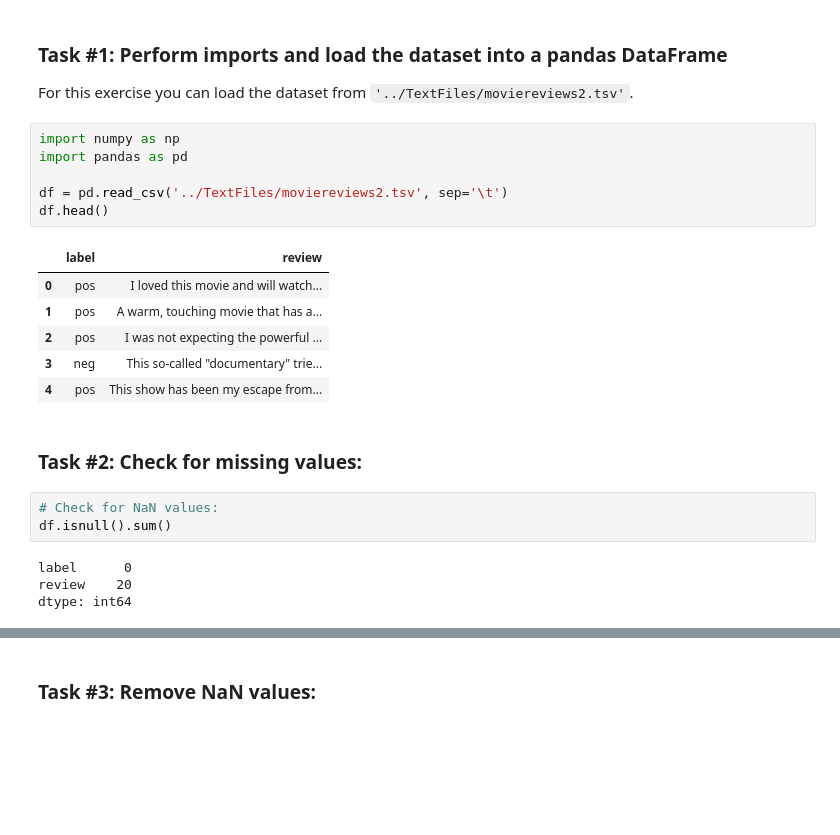
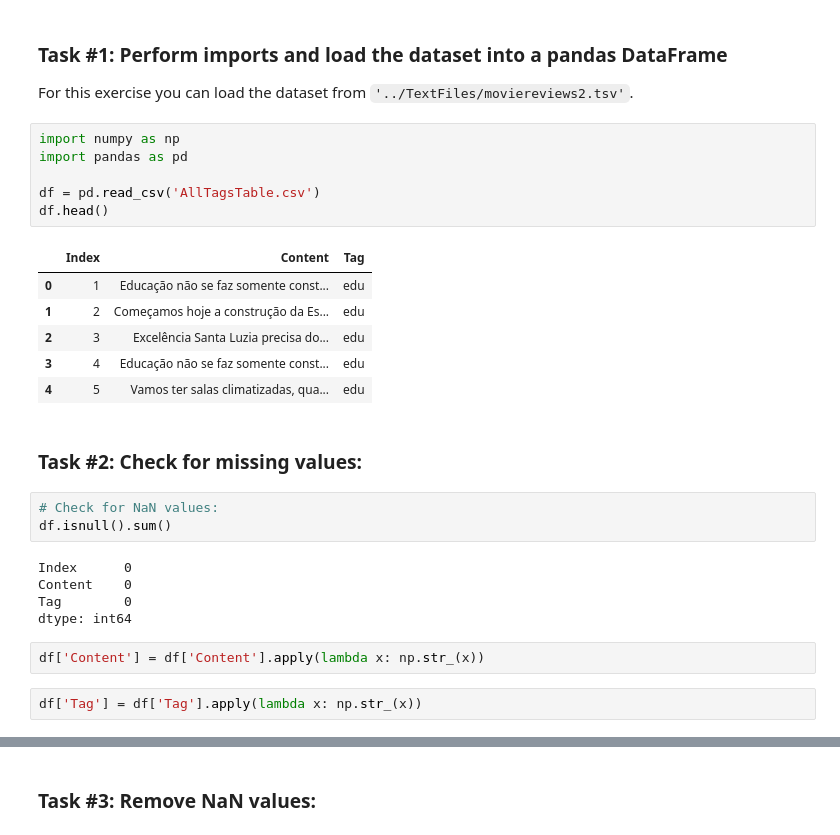
Before and after one commit to Evandro72/04-Text-Classification-WEBTEX, a Jupyter notebook: 04_Text_Classification_WEBTEXT.ipynb, the cells around one changed output, grey strips where cells are left out. Cells and saved outputs as stored; diff of their text form; blank space fills up the shorter version.

```diff
--- a/04_Text_Classification_WEBTEXT.ipynb
+++ b/04_Text_Classification_WEBTEXT.ipynb
@@ -20,22 +20,27 @@ For this exercise you can load the dataset from `'../TextFiles/moviereviews2.tsv
 # %%
 import numpy as np
 import pandas as pd
 
-df = pd.read_csv('../TextFiles/moviereviews2.tsv', sep='\t')
+df = pd.read_csv('AllTagsTable.csv')
 df.head()
 # %% [output]
-|  | label | review |
-| 0 | pos | I loved this movie and will watch... |
-| 1 | pos | A warm, touching movie that has a... |
-| 2 | pos | I was not expecting the powerful ... |
-| 3 | neg | This so-called "documentary" trie... |
-| 4 | pos | This show has been my escape from... |
+|  | Index | Content | Tag |
+| 0 | 1 | Educação não se faz somente const... | edu |
+| 1 | 2 | Começamos hoje a construção da Es... | edu |
+| 2 | 3 | Excelência Santa Luzia precisa do... | edu |
+| 3 | 4 | Educação não se faz somente const... | edu |
+| 4 | 5 | Vamos ter salas climatizadas, qua... | edu |
 # %% [markdown]
 ### Task #2: Check for missing values:
 # %%
 # Check for NaN values:
 df.isnull().sum()
 # %% [output]
-label      0
-review    20
+Index      0
+Content    0
+Tag        0
 dtype: int64
+# %%
+df['Content'] = df['Content'].apply(lambda x: np.str_(x))
+# %%
+df['Tag'] = df['Tag'].apply(lambda x: np.str_(x))
```
Also changed, not shown: parts of 9 cells of this notebook.
